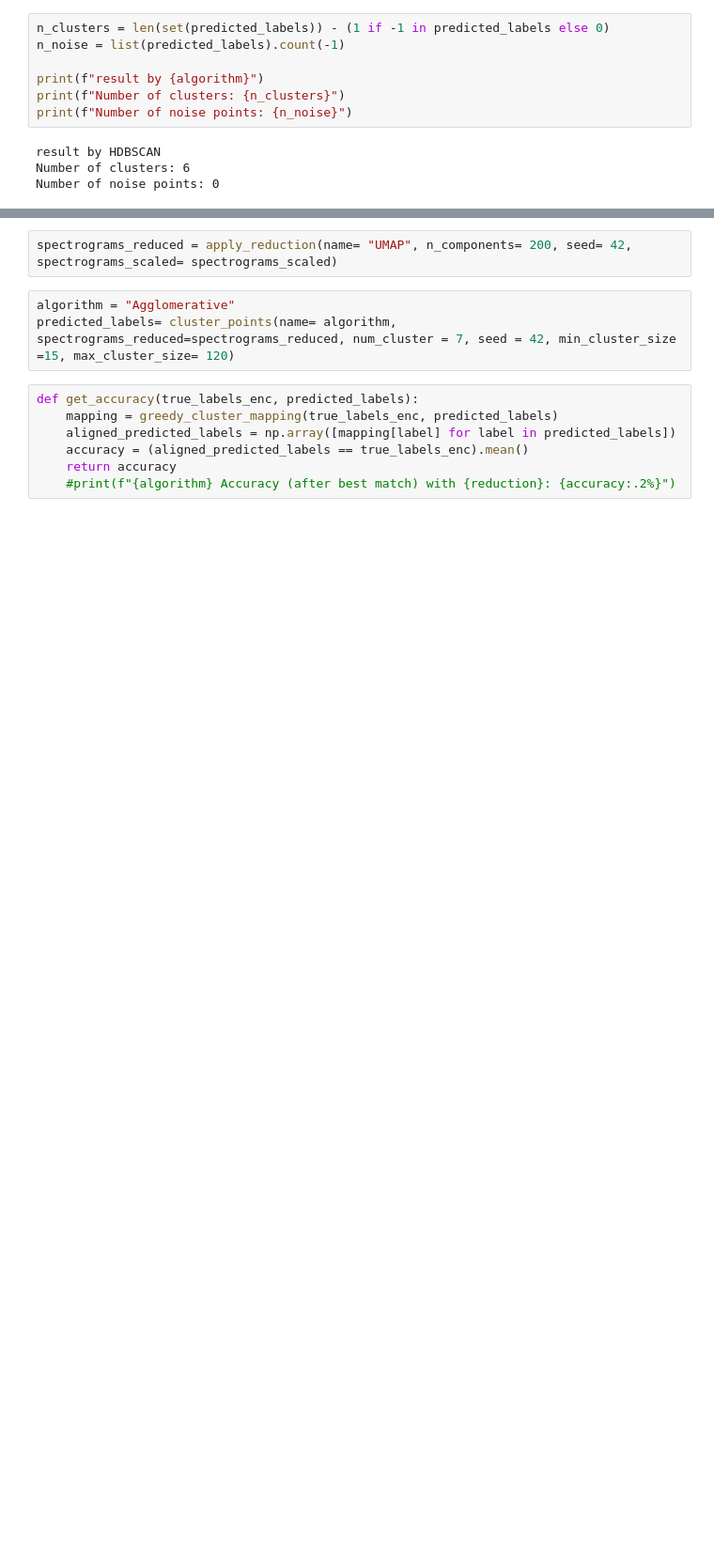
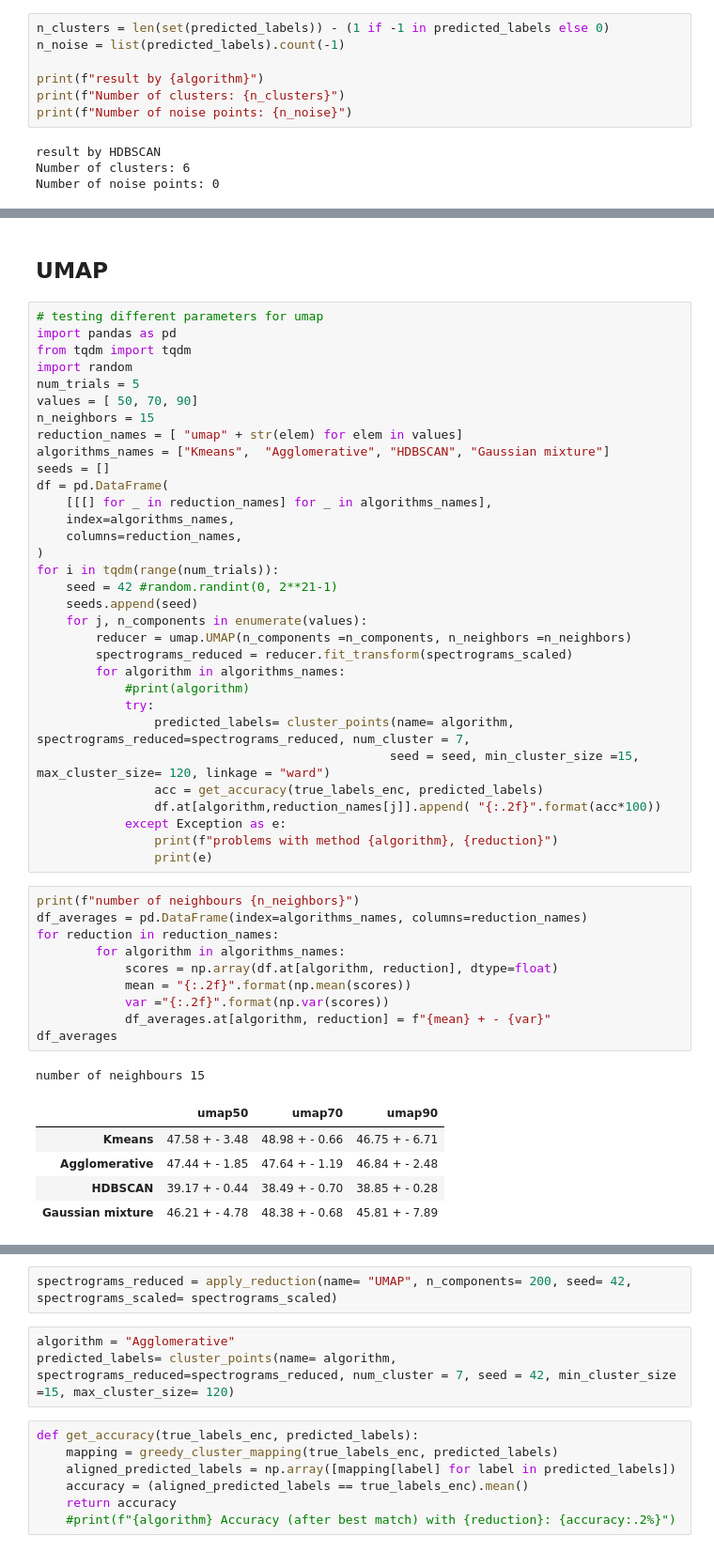
Before and after one commit to PulyaPolya/genres, a Jupyter notebook: ast_embedding_clustering.ipynb, the cells around one changed output, grey strips where cells are left out. Shown: that part at 94% size. Cells and saved outputs as stored; diff of their text form; blank space fills up the shorter version.

```diff
--- a/ast_embedding_clustering.ipynb
+++ b/ast_embedding_clustering.ipynb
@@ -383,0 +389,51 @@ df_averages
+# %% [markdown]
+## UMAP
+# %%
+# testing different parameters for umap
+import pandas as pd
+from tqdm import tqdm
+import random
+num_trials = 5
+values = [ 50, 70, 90]
+n_neighbors = 15
+reduction_names = [ "umap" + str(elem) for elem in values]
+algorithms_names = ["Kmeans",  "Agglomerative", "HDBSCAN", "Gaussian mixture"]
+seeds = []
+df = pd.DataFrame(
+    [[[] for _ in reduction_names] for _ in algorithms_names],
+    index=algorithms_names,
+    columns=reduction_names,
+)
+for i in tqdm(range(num_trials)):
+    seed = 42 #random.randint(0, 2**21-1)
+    seeds.append(seed)
+    for j, n_components in enumerate(values):
+        reducer = umap.UMAP(n_components =n_components, n_neighbors =n_neighbors)
+        spectrograms_reduced = reducer.fit_transform(spectrograms_scaled)
+        for algorithm in algorithms_names:
+            #print(algorithm)
+            try:
+                predicted_labels= cluster_points(name= algorithm, spectrograms_reduced=spectrograms_reduced, num_cluster = 7,
+                                                seed = seed, min_cluster_size =15, max_cluster_size= 120, linkage = "ward")
+                acc = get_accuracy(true_labels_enc, predicted_labels)
+                df.at[algorithm,reduction_names[j]].append( "{:.2f}".format(acc*100))
+            except Exception as e:
+                print(f"problems with method {algorithm}, {reduction}")
+                print(e)
+# %%
+print(f"number of neighbours {n_neighbors}")
+df_averages = pd.DataFrame(index=algorithms_names, columns=reduction_names)
+for reduction in reduction_names:
+        for algorithm in algorithms_names:
+            scores = np.array(df.at[algorithm, reduction], dtype=float)
+            mean = "{:.2f}".format(np.mean(scores))
+            var ="{:.2f}".format(np.var(scores))
+            df_averages.at[algorithm, reduction] = f"{mean} + - {var}"
+df_averages
+# %% [output]
+number of neighbours 15
+|  | umap50 | umap70 | umap90 |
+| Kmeans | 47.58 + - 3.48 | 48.98 + - 0.66 | 46.75 + - 6.71 |
+| Agglomerative | 47.44 + - 1.85 | 47.64 + - 1.19 | 46.84 + - 2.48 |
+| HDBSCAN | 39.17 + - 0.44 | 38.49 + - 0.70 | 38.85 + - 0.28 |
+| Gaussian mixture | 46.21 + - 4.78 | 48.38 + - 0.68 | 45.81 + - 7.89 |
```
Also changed, not shown: parts of 27 cells of this notebook, 1 other file.
